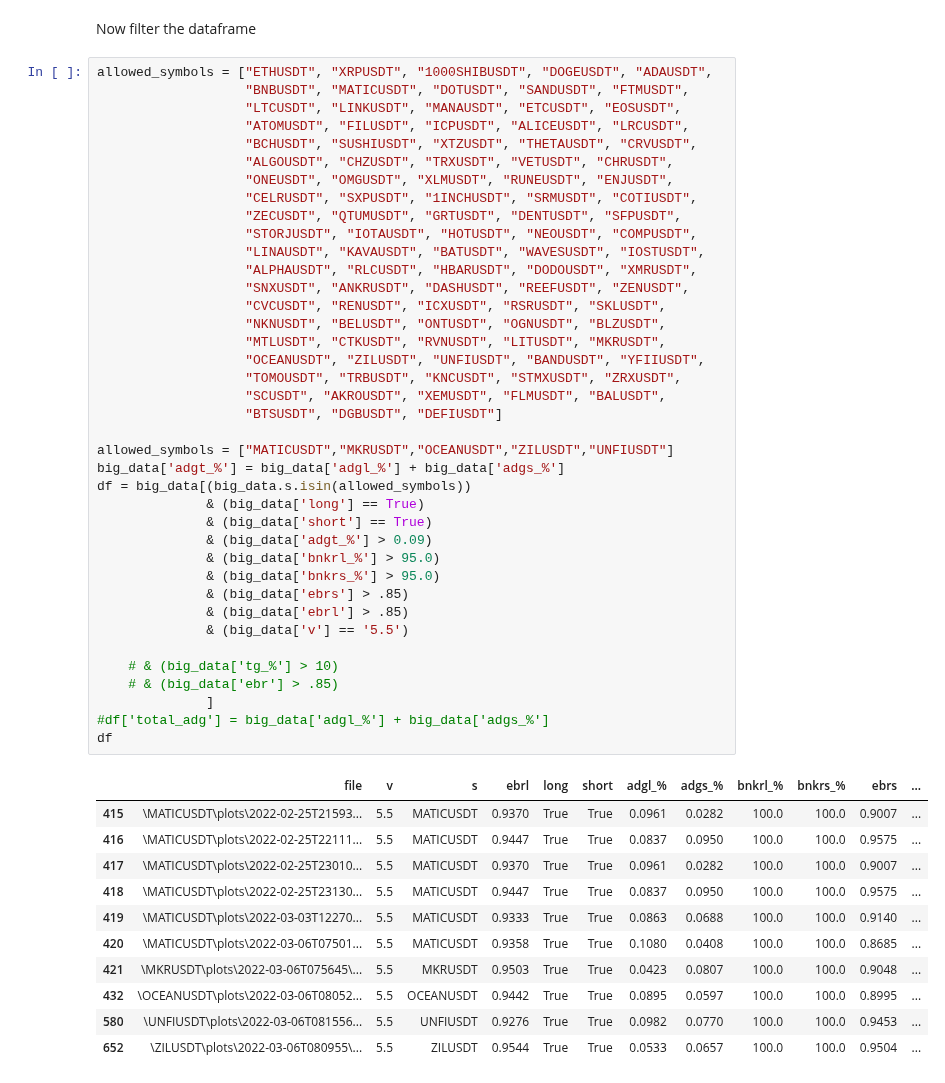
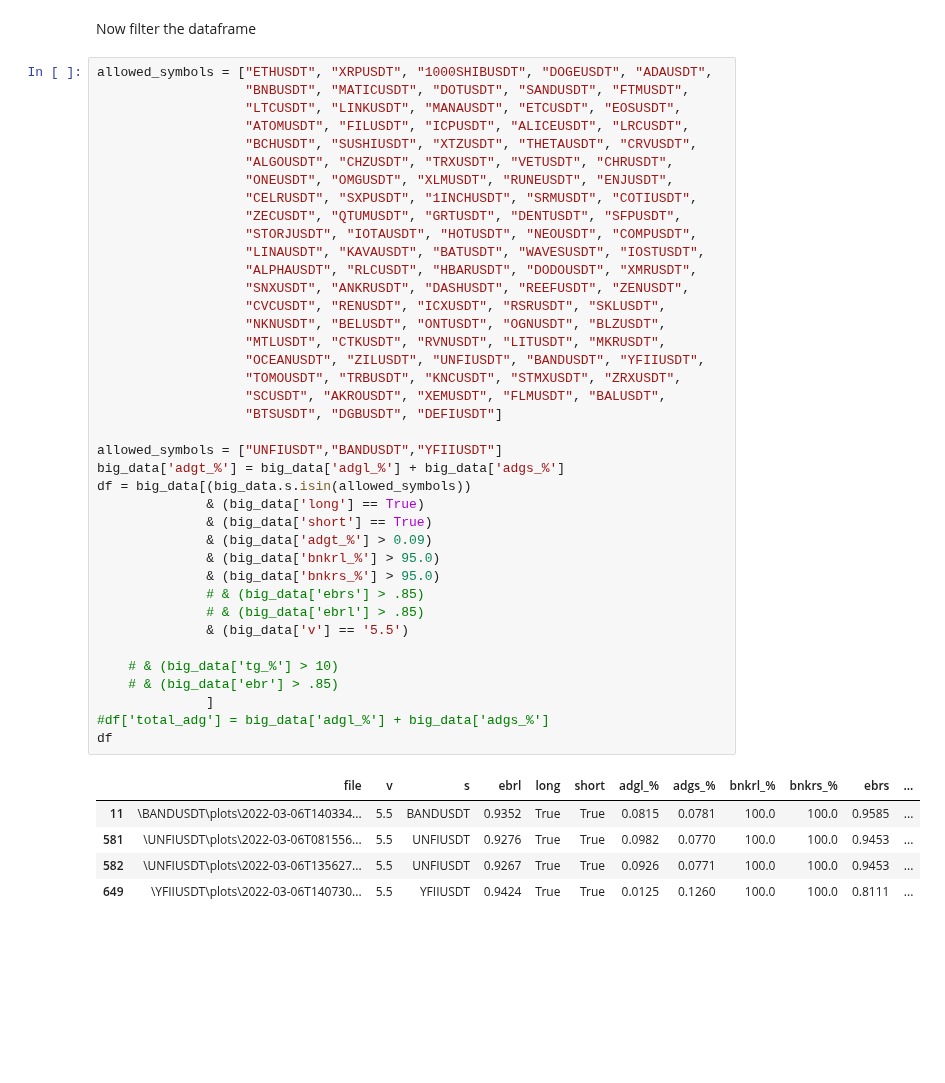
Before and after one commit to shroukkhan/passivbot, a Jupyter notebook: analyze_result.ipynb, the cells around one changed output. Drawn from its saved outputs; the diff is of its cells as text; blank space fills up the shorter version.

```diff
--- a/analyze_result.ipynb
+++ b/analyze_result.ipynb
@@ -82,46 +82,40 @@ allowed_symbols = ["ETHUSDT", "XRPUSDT", "1000SHIBUSDT", "DOGEUSDT", "ADAUSDT",
                    "CELRUSDT", "SXPUSDT", "1INCHUSDT", "SRMUSDT", "COTIUSDT",
                    "ZECUSDT", "QTUMUSDT", "GRTUSDT", "DENTUSDT", "SFPUSDT",
                    "STORJUSDT", "IOTAUSDT", "HOTUSDT", "NEOUSDT", "COMPUSDT",
                    "LINAUSDT", "KAVAUSDT", "BATUSDT", "WAVESUSDT", "IOSTUSDT",
                    "ALPHAUSDT", "RLCUSDT", "HBARUSDT", "DODOUSDT", "XMRUSDT",
                    "SNXUSDT", "ANKRUSDT", "DASHUSDT", "REEFUSDT", "ZENUSDT",
                    "CVCUSDT", "RENUSDT", "ICXUSDT", "RSRUSDT", "SKLUSDT",
                    "NKNUSDT", "BELUSDT", "ONTUSDT", "OGNUSDT", "BLZUSDT",
                    "MTLUSDT", "CTKUSDT", "RVNUSDT", "LITUSDT", "MKRUSDT",
                    "OCEANUSDT", "ZILUSDT", "UNFIUSDT", "BANDUSDT", "YFIIUSDT",
                    "TOMOUSDT", "TRBUSDT", "KNCUSDT", "STMXUSDT", "ZRXUSDT",
                    "SCUSDT", "AKROUSDT", "XEMUSDT", "FLMUSDT", "BALUSDT",
                    "BTSUSDT", "DGBUSDT", "DEFIUSDT"]
 
-allowed_symbols = ["MATICUSDT","MKRUSDT","OCEANUSDT","ZILUSDT","UNFIUSDT"]
+allowed_symbols = ["UNFIUSDT","BANDUSDT","YFIIUSDT"]
 big_data['adgt_%'] = big_data['adgl_%'] + big_data['adgs_%']
 df = big_data[(big_data.s.isin(allowed_symbols))
               & (big_data['long'] == True)
               & (big_data['short'] == True)
               & (big_data['adgt_%'] > 0.09)
               & (big_data['bnkrl_%'] > 95.0)
               & (big_data['bnkrs_%'] > 95.0)
-              & (big_data['ebrs'] > .85)
-              & (big_data['ebrl'] > .85)
+              # & (big_data['ebrs'] > .85)
+              # & (big_data['ebrl'] > .85)
               & (big_data['v'] == '5.5')
 
     # & (big_data['tg_%'] > 10)
     # & (big_data['ebr'] > .85)
               ]
 #df['total_adg'] = big_data['adgl_%'] + big_data['adgs_%']
 df
 # %% [output]
 |  | file | v | s | ebrl | long | short | adgl_% | adgs_% | bnkrl_% | bnkrs_% | ebrs | ... |
-| 415 | \MATICUSDT\plots\2022-02-25T21593... | 5.5 | MATICUSDT | 0.9370 | True | True | 0.0961 | 0.0282 | 100.0 | 100.0 | 0.9007 | ... |
-| 416 | \MATICUSDT\plots\2022-02-25T22111... | 5.5 | MATICUSDT | 0.9447 | True | True | 0.0837 | 0.0950 | 100.0 | 100.0 | 0.9575 | ... |
-| 417 | \MATICUSDT\plots\2022-02-25T23010... | 5.5 | MATICUSDT | 0.9370 | True | True | 0.0961 | 0.0282 | 100.0 | 100.0 | 0.9007 | ... |
-| 418 | \MATICUSDT\plots\2022-02-25T23130... | 5.5 | MATICUSDT | 0.9447 | True | True | 0.0837 | 0.0950 | 100.0 | 100.0 | 0.9575 | ... |
-| 419 | \MATICUSDT\plots\2022-03-03T12270... | 5.5 | MATICUSDT | 0.9333 | True | True | 0.0863 | 0.0688 | 100.0 | 100.0 | 0.9140 | ... |
-| 420 | \MATICUSDT\plots\2022-03-06T07501... | 5.5 | MATICUSDT | 0.9358 | True | True | 0.1080 | 0.0408 | 100.0 | 100.0 | 0.8685 | ... |
-| 421 | \MKRUSDT\plots\2022-03-06T075645\... | 5.5 | MKRUSDT | 0.9503 | True | True | 0.0423 | 0.0807 | 100.0 | 100.0 | 0.9048 | ... |
-| 432 | \OCEANUSDT\plots\2022-03-06T08052... | 5.5 | OCEANUSDT | 0.9442 | True | True | 0.0895 | 0.0597 | 100.0 | 100.0 | 0.8995 | ... |
-| 580 | \UNFIUSDT\plots\2022-03-06T081556... | 5.5 | UNFIUSDT | 0.9276 | True | True | 0.0982 | 0.0770 | 100.0 | 100.0 | 0.9453 | ... |
-| 652 | \ZILUSDT\plots\2022-03-06T080955\... | 5.5 | ZILUSDT | 0.9544 | True | True | 0.0533 | 0.0657 | 100.0 | 100.0 | 0.9504 | ... |
+| 11 | \BANDUSDT\plots\2022-03-06T140334... | 5.5 | BANDUSDT | 0.9352 | True | True | 0.0815 | 0.0781 | 100.0 | 100.0 | 0.9585 | ... |
+| 581 | \UNFIUSDT\plots\2022-03-06T081556... | 5.5 | UNFIUSDT | 0.9276 | True | True | 0.0982 | 0.0770 | 100.0 | 100.0 | 0.9453 | ... |
+| 582 | \UNFIUSDT\plots\2022-03-06T135627... | 5.5 | UNFIUSDT | 0.9267 | True | True | 0.0926 | 0.0771 | 100.0 | 100.0 | 0.9453 | ... |
+| 649 | \YFIIUSDT\plots\2022-03-06T140730... | 5.5 | YFIIUSDT | 0.9424 | True | True | 0.0125 | 0.1260 | 100.0 | 100.0 | 0.8111 | ... |
 # %%
 df.drop_duplicates(subset=['s', 'tgl_%','tgs_%','adgl_%','adgs_%','adgt_%', 'bnkrl_%', 'bnkrs_%', 'ebrl', 'ebrs', 'long', 'short'], keep='first',
                    inplace=True)
```
Also changed, not shown: parts of 2 cells of this notebook, 4 other files.
